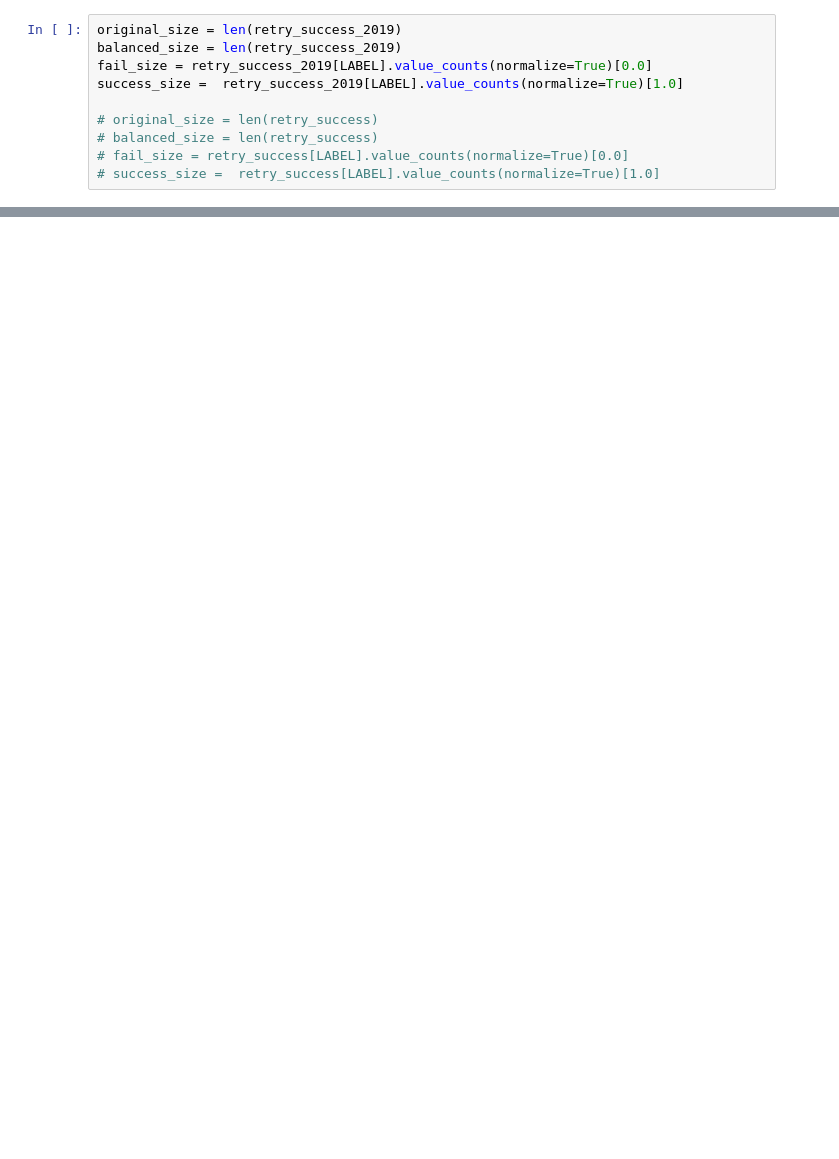
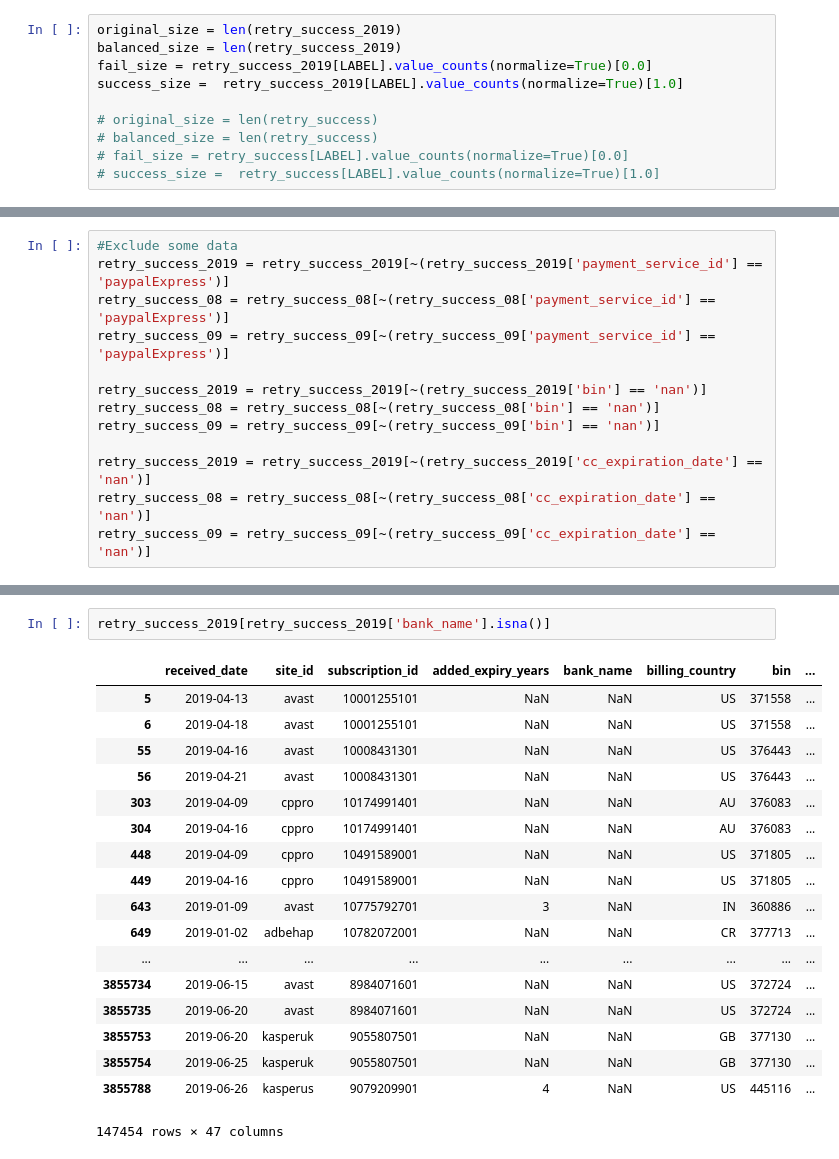
Before and after one commit to songyunlu/ml_training_tool, a Jupyter notebook: dca_catboost.ipynb, the cells around one changed output, grey strips where cells are left out. Cells and saved outputs as stored; diff of their text form; blank space fills up the shorter version.

```diff
--- a/dca_catboost.ipynb
+++ b/dca_catboost.ipynb
@@ -474,0 +451,13 @@ retry_success_2019_07
+# %%
+#Exclude some data
+retry_success_2019 = retry_success_2019[~(retry_success_2019['payment_service_id'] == 'paypalExpress')]
+retry_success_08 = retry_success_08[~(retry_success_08['payment_service_id'] == 'paypalExpress')]
+retry_success_09 = retry_success_09[~(retry_success_09['payment_service_id'] == 'paypalExpress')]
+
+retry_success_2019 = retry_success_2019[~(retry_success_2019['bin'] == 'nan')]
+retry_success_08 = retry_success_08[~(retry_success_08['bin'] == 'nan')]
+retry_success_09 = retry_success_09[~(retry_success_09['bin'] == 'nan')]
+
+retry_success_2019 = retry_success_2019[~(retry_success_2019['cc_expiration_date'] == 'nan')]
+retry_success_08 = retry_success_08[~(retry_success_08['cc_expiration_date'] == 'nan')]
+retry_success_09 = retry_success_09[~(retry_success_09['cc_expiration_date'] == 'nan')]
@@ -474,0 +650,21 @@ retry_success_2019_07
+# %%
+retry_success_2019[retry_success_2019['bank_name'].isna()]
+# %% [output]
+|  | received_date | site_id | subscription_id | added_expiry_years | bank_name | billing_country | bin | ... |
+| 5 | 2019-04-13 | avast | 10001255101 | NaN | NaN | US | 371558 | ... |
+| 6 | 2019-04-18 | avast | 10001255101 | NaN | NaN | US | 371558 | ... |
+| 55 | 2019-04-16 | avast | 10008431301 | NaN | NaN | US | 376443 | ... |
+| 56 | 2019-04-21 | avast | 10008431301 | NaN | NaN | US | 376443 | ... |
+| 303 | 2019-04-09 | cppro | 10174991401 | NaN | NaN | AU | 376083 | ... |
+| 304 | 2019-04-16 | cppro | 10174991401 | NaN | NaN | AU | 376083 | ... |
+| 448 | 2019-04-09 | cppro | 10491589001 | NaN | NaN | US | 371805 | ... |
+| 449 | 2019-04-16 | cppro | 10491589001 | NaN | NaN | US | 371805 | ... |
+| 643 | 2019-01-09 | avast | 10775792701 | 3 | NaN | IN | 360886 | ... |
+| 649 | 2019-01-02 | adbehap | 10782072001 | NaN | NaN | CR | 377713 | ... |
+| ... | ... | ... | ... | ... | ... | ... | ... | ... |
+| 3855734 | 2019-06-15 | avast | 8984071601 | NaN | NaN | US | 372724 | ... |
+| 3855735 | 2019-06-20 | avast | 8984071601 | NaN | NaN | US | 372724 | ... |
+| 3855753 | 2019-06-20 | kasperuk | 9055807501 | NaN | NaN | GB | 377130 | ... |
+| 3855754 | 2019-06-25 | kasperuk | 9055807501 | NaN | NaN | GB | 377130 | ... |
+| 3855788 | 2019-06-26 | kasperus | 9079209901 | 4 | NaN | US | 445116 | ... |
+147454 rows × 47 columns
```
Also changed, not shown: parts of 41 cells of this notebook, 5 other files.
